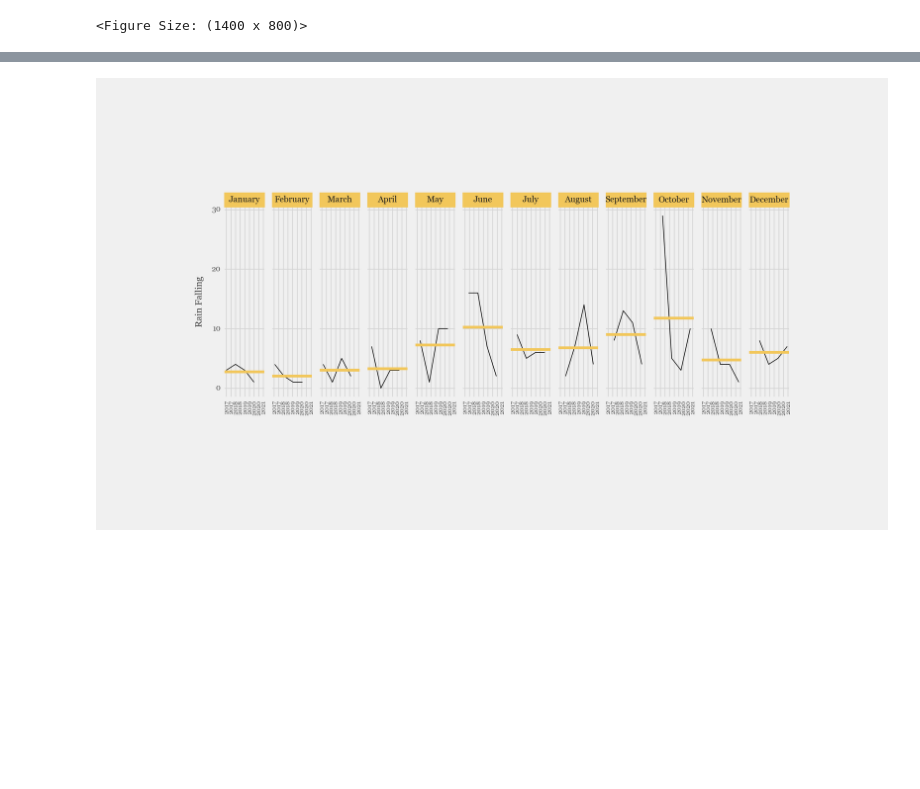
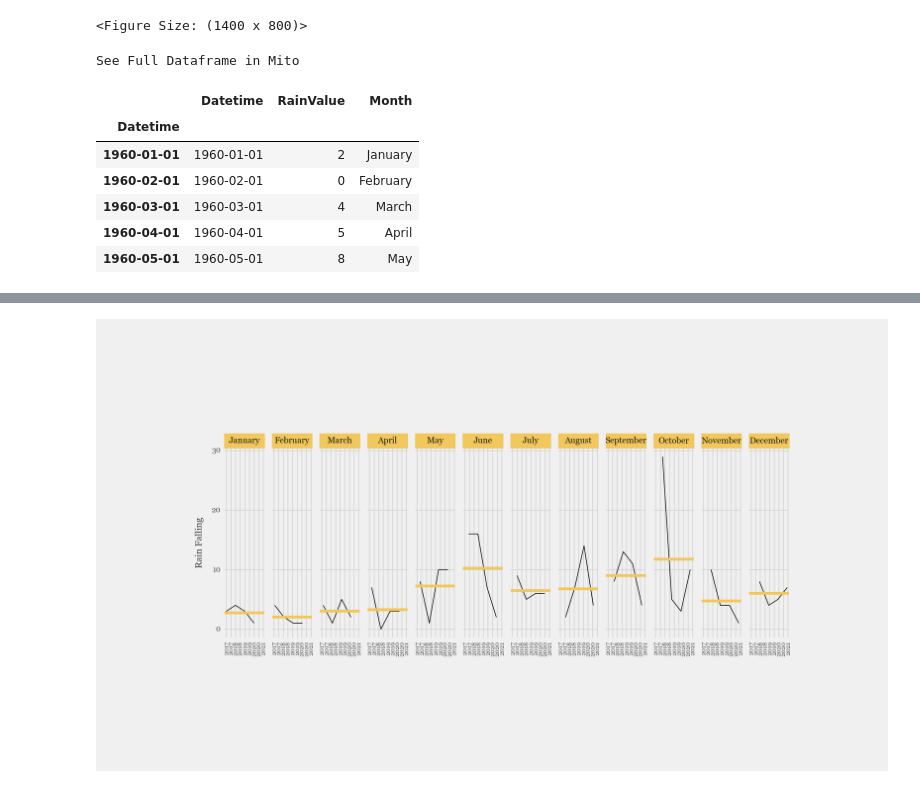
Before and after one commit to cchuang2009/2022-1, a Jupyter notebook: Python_IM/2023-2/Week_14_TaoYuan_Rainfall.ipynb, the cells around one changed output, grey strips where cells are left out. Saved outputs shown, nothing was run; the diff lists cells and outputs as text; code cells hidden in the pictures; blank space fills up the shorter version.

```diff
--- a/Python_IM/2023-2/Week_14_TaoYuan_Rainfall-Copy1.ipynb
+++ b/Python_IM/2023-2/Week_14_TaoYuan_Rainfall.ipynb
@@ -167,3 +151,14 @@ monthly_distr_plot
 # %% [output]
 [figure]
 <Figure Size: (1400 x 800)>
+# %%
+series_df.head()
+# %% [output]
+See Full Dataframe in Mito
+|  | Datetime | RainValue | Month |
+| Datetime |  |  |  |
+| 1960-01-01 | 1960-01-01 | 2 | January |
+| 1960-02-01 | 1960-02-01 | 0 | February |
+| 1960-03-01 | 1960-03-01 | 4 | March |
+| 1960-04-01 | 1960-04-01 | 5 | April |
+| 1960-05-01 | 1960-05-01 | 8 | May |
```
Also changed, not shown: parts of 17 cells of this notebook.
